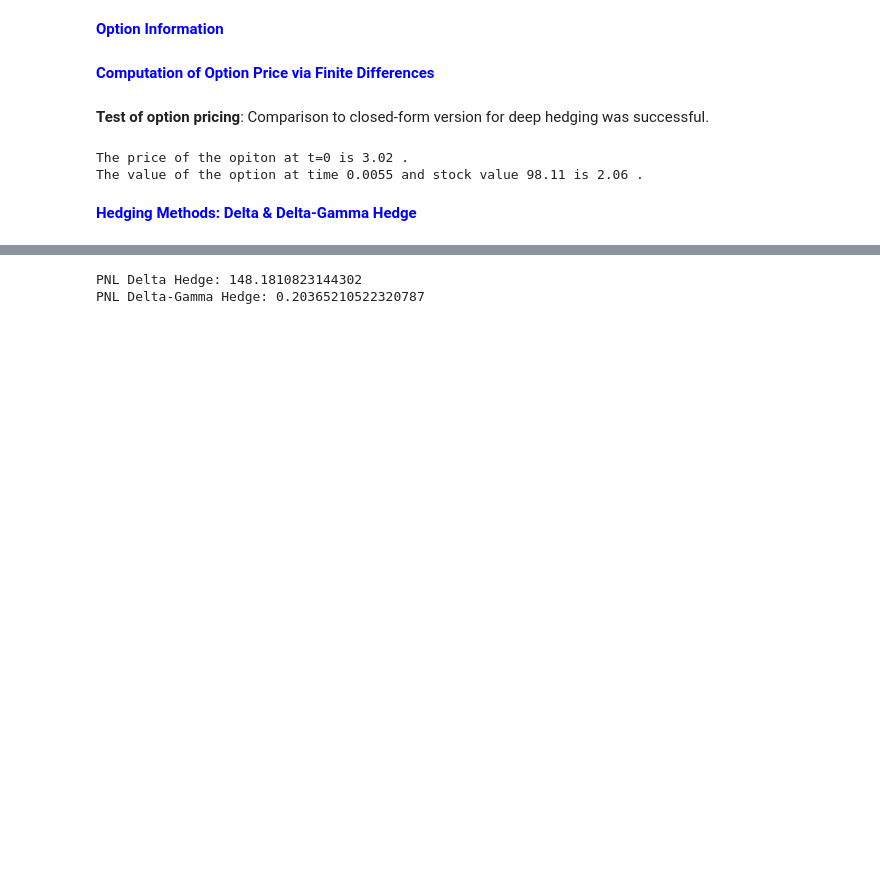
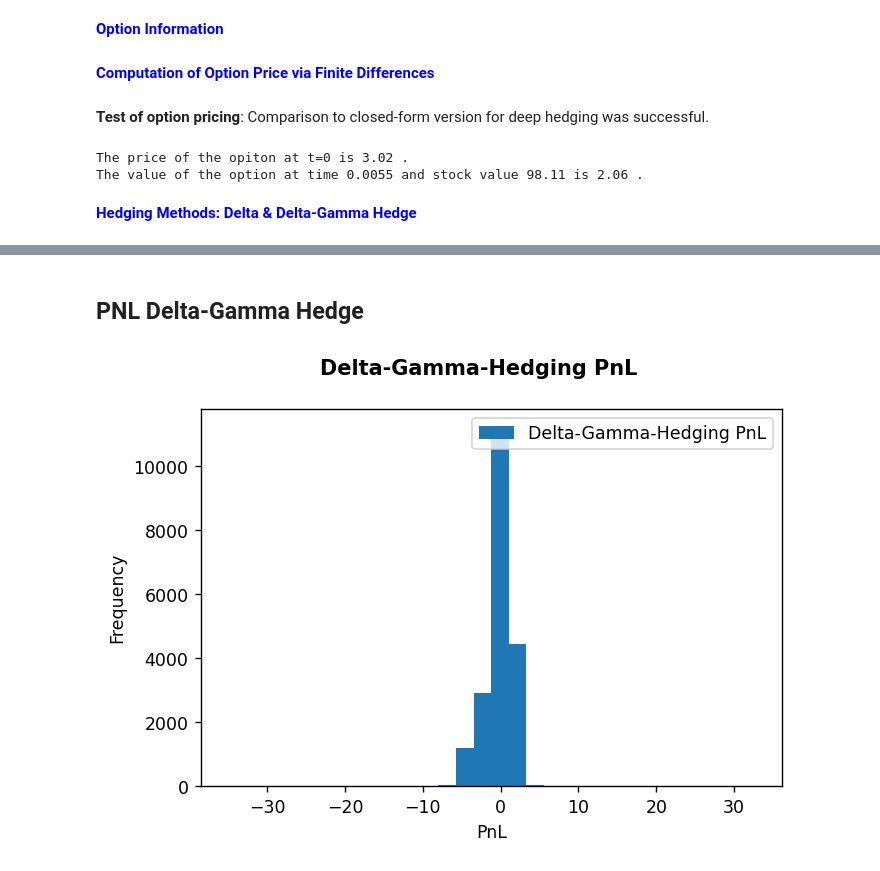
Before and after one commit to lara2302/deep_hedging, a Jupyter notebook: colab/HedgingViaFiniteDifferences.ipynb, the cells around one changed output, grey strips where cells are left out. Drawn from its saved outputs; the diff is of its cells as text; code cells hidden in the pictures; blank space fills up the shorter version.

```diff
--- a/colab/HedgingViaFiniteDifferences.ipynb
+++ b/colab/HedgingViaFiniteDifferences.ipynb
@@ -373,41 +431,43 @@ The value of the option at time 0.0055 and stock value 98.11 is 2.06 .
+# %% [markdown]
+## PNL Delta-Gamma Hedge
 # %%
-time_step = 30
-maturity = 30/365
-S = MertonJumpProcess(s0=S0,sigma=sig,risk_free=0.0,jump_intensity=lam,
-                      jump_volatility=sigJ,jump_mean=muJ).gen_paths(length=maturity,
-                                                                 time_step=time_step,
-                                                                 num_paths=1)
-delta = Merton.delta_hedge(S)
-PNL_delta = 0
-for i in range(30):
-  PNL_delta += delta[i]*(S[0,i+1]-S[0,i])
-payoff = np.max((0,S[0,-1]-K))
-PNL_delta = PNL_delta - payoff + p[0]
+PNL_deltagamma_multi = np.zeros(num_paths)
 
-opt_param_2 = Option_param(S0=S0, K=Khedge, T=30/365, exercise="European", payoff="call" )
-Merton_param_2 = Merton_process(r=0.0, sig=sig, lam=lam, muJ=muJ, sigJ=sigJ)
+opt_param_2 = Option_param(S0=S0, K=K_hedge, T=maturity, exercise="European", payoff="call" )
+Merton_param_2 = Merton_process(r=risk_free, sig=sig, lam=lam, muJ=muJ, sigJ=sigJ)
 Merton_2 = Merton_pricer(opt_param_2, Merton_param_2)
-p2 = Merton_2.PIDE_price((1200,1000), Time=False) # Price at t=0
+p2 = Merton_2.PIDE_price((Nspace,Ntime), Time=False) # Price at t=0
 C_hedge = p2[1] # Price matrix for all time steps and all prices of S
+x_hedge = p2[2] # discretization of stock prices depends on strike, therefore x != x_hedge
 
-delta, gamma = Merton.deltagamma_hedge(S,C_hedge)
-PNL_deltagamma = 0
-positions = get_pos(x,S)
-dt_hedge = maturity/time_step
 
-for i in range(time_step):
-  pos = positions[i]
-  pos_next = positions[i+1]
-  get_timecol = int(np.round(i*dt_hedge/dt))
-  get_timecol_next = int(np.round((i+1)*dt_hedge/dt))
-  VH_t = C_hedge[:,get_timecol]
-  VH_tnext = C_hedge[:,get_timecol_next]
-  PNL_deltagamma += delta[i]*(S[0,i+1]-S[0,i]) + gamma[i]*(VH_tnext[pos_next]-VH_t[pos])
+for i in range(num_paths):
+  S_i = S_multi[i,:].reshape(1,time_step + 1)
+  delta, gamma = Merton.deltagamma_hedge(S_i,x_hedge,C_hedge)
+  positions = Merton.get_pos(x_hedge,S_i)
+  dt_hedge = maturity/time_step
 
-PNL_deltagamma = PNL_deltagamma - payoff + p[0]
+  for j in range(time_step):
+      pos = positions[j]
+      pos_next = positions[j+1]
+      get_timecol = int(np.round(j*dt_hedge/dt))
+      get_timecol_next = int(np.round((j+1)*dt_hedge/dt))
+      VH_t = C_hedge[:,get_timecol]
+      VH_tnext = C_hedge[:,get_timecol_next]
+      PNL_deltagamma_multi[i] += delta[j]*(S_i[0,j+1]-S_i[0,j]) + gamma[j]*(VH_tnext[pos_next]-VH_t[pos])
 
-print("PNL Delta Hedge:", PNL_delta)
-print("PNL Delta-Gamma Hedge:", PNL_deltagamma)
+  payoff = np.max((0,S_i[0,-1]-K))
+  PNL_deltagamma_multi[i] = PNL_deltagamma_multi[i] - payoff + p[0]
+
+fig_PnL = plt.figure(dpi= 125, facecolor='w')
+fig_PnL.suptitle("Delta-Gamma-Hedging PnL \n", \
+      fontweight="bold")
+ax = fig_PnL.add_subplot()
+ax.set_xlabel("PnL")
+ax.set_ylabel("Frequency")
+ax.hist(PNL_deltagamma_multi, bins=30, \
+          label=["Delta-Gamma-Hedging PnL"])
+ax.legend()
+plt.show()
 # %% [output]
-PNL Delta Hedge: 148.1810823144302
-PNL Delta-Gamma Hedge: 0.20365210522320787
+[figure, added]
```
Also changed, not shown: parts of 21 cells of this notebook.
